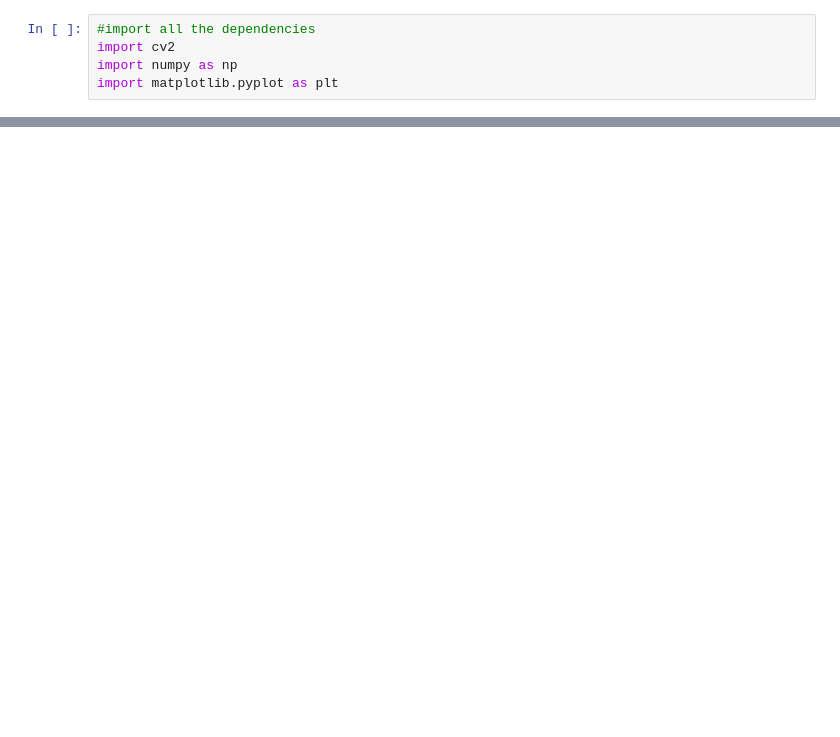
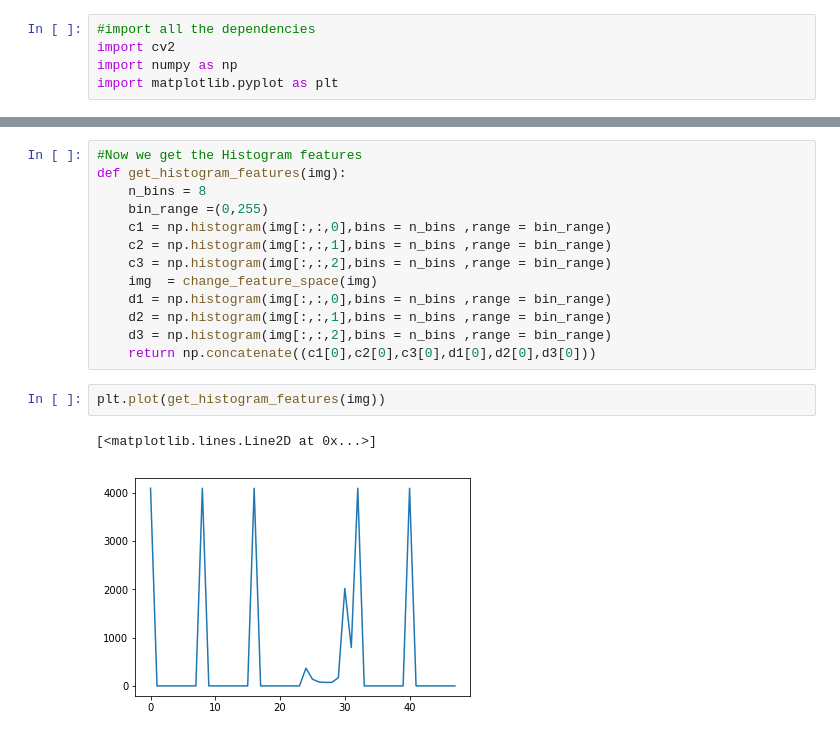
Before and after one commit to sanketgujar/Vehicle_Detection, a Jupyter notebook: Car Detection.ipynb, the cells around one changed output, grey strips where cells are left out. Drawn from its saved outputs; the diff is of its cells as text; blank space fills up the shorter version.

```diff
--- a/Car Detection.ipynb
+++ b/Car Detection.ipynb
@@ -11,0 +91,18 @@ ImportError: No module named 'skimage'
+# %%
+#Now we get the Histogram features
+def get_histogram_features(img):
+    n_bins = 8
+    bin_range =(0,255)
+    c1 = np.histogram(img[:,:,0],bins = n_bins ,range = bin_range)
+    c2 = np.histogram(img[:,:,1],bins = n_bins ,range = bin_range)
+    c3 = np.histogram(img[:,:,2],bins = n_bins ,range = bin_range)
+    img  = change_feature_space(img)
+    d1 = np.histogram(img[:,:,0],bins = n_bins ,range = bin_range)
+    d2 = np.histogram(img[:,:,1],bins = n_bins ,range = bin_range)
+    d3 = np.histogram(img[:,:,2],bins = n_bins ,range = bin_range)
+    return np.concatenate((c1[0],c2[0],c3[0],d1[0],d2[0],d3[0]))
+# %%
+plt.plot(get_histogram_features(img))
+# %% [output]
+[<matplotlib.lines.Line2D at 0x...>]
+[figure, added]
```
Also changed, not shown: parts of 59 cells of this notebook, 12 other files.
